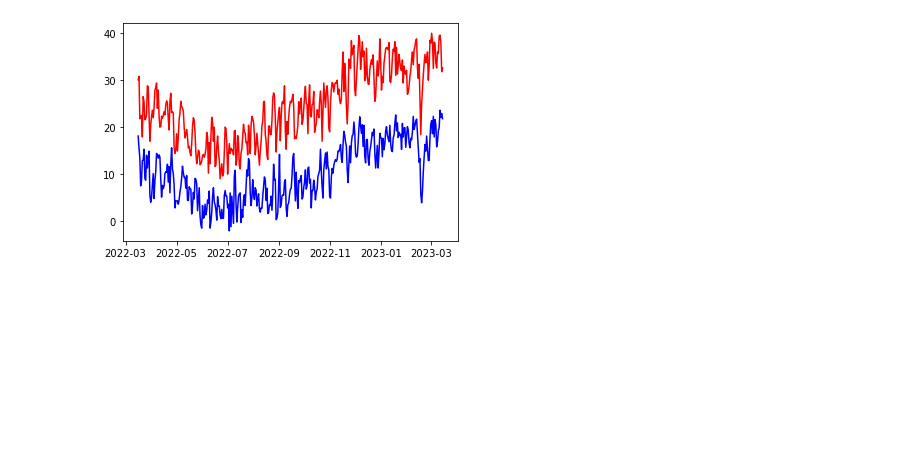
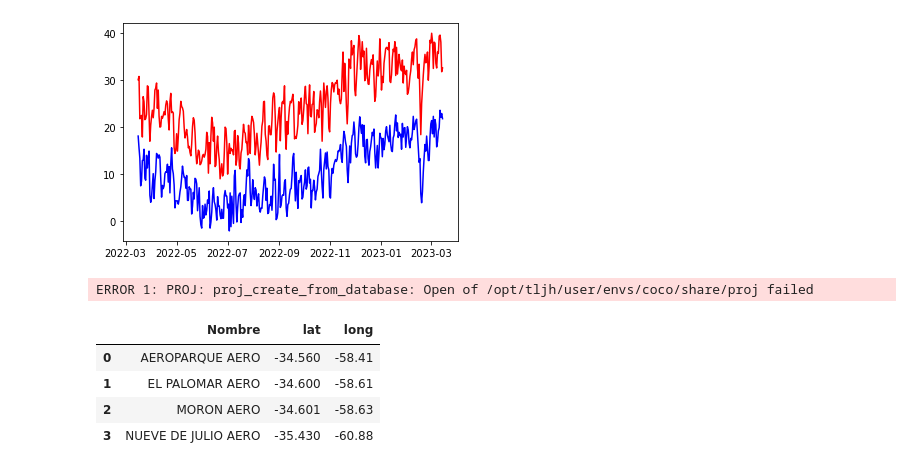
Before and after one commit to giuliano-geo/buenos_aires, a Jupyter notebook: cocoton_GIS.ipynb, the cells around one changed output. Saved outputs shown, nothing was run; the diff lists cells and outputs as text; code cells hidden in the pictures; blank space fills up the shorter version.

```diff
--- a/cocoton_GIS.ipynb
+++ b/cocoton_GIS.ipynb
@@ -190,3 +189,8 @@ plt.plot (dataset_temperatura[filtro_9_julio].FECHA , dataset_temperatura[filtro
 # %% [output]
 [<matplotlib.lines.Line2D at 0x...>]
 [figure]
+# %%
+data_folder = Path(".")
+provincia = gpd.read_file (data_folder / 'provincia_buenos_aires.shp')
+# %% [output]
+ERROR 1: PROJ: proj_create_from_database: Open of /opt/tljh/user/envs/coco/share/proj failed
@@ -192,0 +199,8 @@ plt.plot (dataset_temperatura[filtro_9_julio].FECHA , dataset_temperatura[filtro
+# %%
+estaciones.head()
+# %% [output]
+|  | Nombre | lat | long |
+| 0 | AEROPARQUE AERO | -34.560 | -58.41 |
+| 1 | EL PALOMAR AERO | -34.600 | -58.61 |
+| 2 | MORON AERO | -34.601 | -58.63 |
+| 3 | NUEVE DE JULIO AERO | -35.430 | -60.88 |
```
Also changed, not shown: parts of 6 cells of this notebook.
